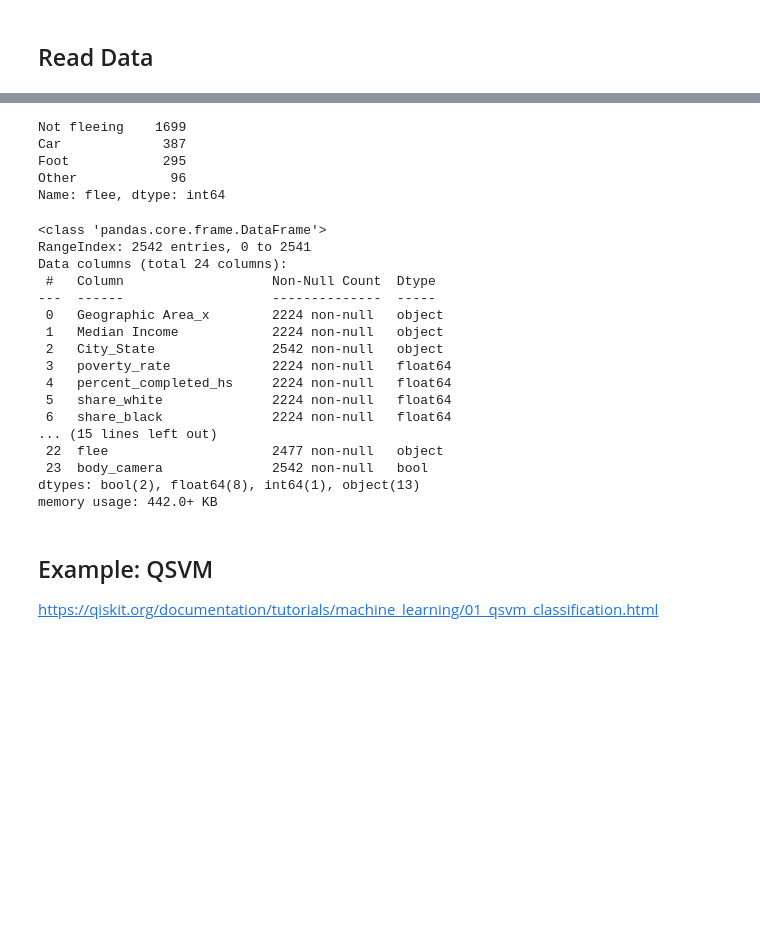
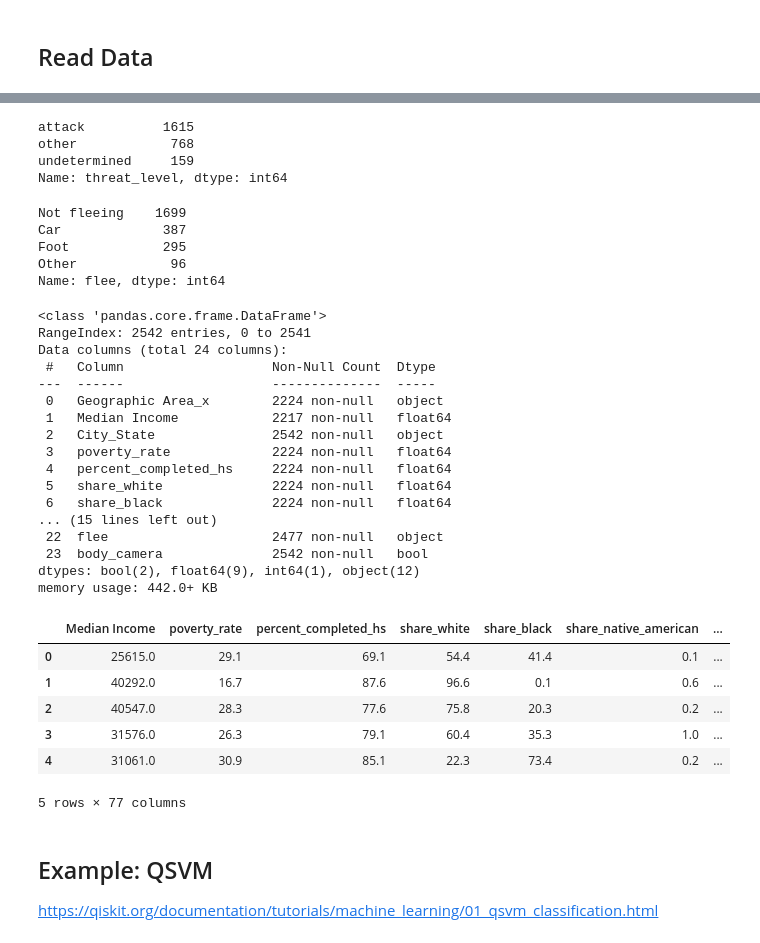
Before and after one commit to ChengHaoKe/2021_Qiskitties, a Jupyter notebook: analysis/qiskit_examples.ipynb, the cells around one changed output, grey strips where cells are left out. Saved outputs shown, nothing was run; the diff lists cells and outputs as text; code cells hidden in the pictures; blank space fills up the shorter version.

```diff
--- a/analysis/qiskit_examples.ipynb
+++ b/analysis/qiskit_examples.ipynb
@@ -16,6 +17,7 @@ https://quantumcomputing.stackexchange.com/questions/9967/how-to-use-external-cs
 ## Read Data
 # %%
 df = pd.read_csv('./2021_Qiskitties/int_data/Merged_data.csv').iloc[:,1:]
+df['Median Income'] = pd.to_numeric(df['Median Income'], errors='coerce')
 df.head()
 # %% [output]
 |  | Geographic Area_x | Median Income | City_State | poverty_rate | percent_completed_hs | share_white | ... |
@@ -28,3 +34,10 @@ df.head()
+# %%
+df['threat_level'].value_counts()
+# %% [output]
+attack          1615
+other            768
+undetermined     159
+Name: threat_level, dtype: int64
 # %%
 df['flee'].value_counts()
 # %% [output]
@@ -45,7 +55,7 @@ Data columns (total 24 columns):
  #   Column                   Non-Null Count  Dtype
 ---  ------                   --------------  -----
  0   Geographic Area_x        2224 non-null   object
- 1   Median Income            2224 non-null   object
+ 1   Median Income            2217 non-null   float64
  2   City_State               2542 non-null   object
  3   poverty_rate             2224 non-null   float64
  4   percent_completed_hs     2224 non-null   float64
@@ -54,5 +64,42 @@ Data columns (total 24 columns):
 ... (15 lines left out)
  22  flee                     2477 non-null   object
  23  body_camera              2542 non-null   bool
-dtypes: bool(2), float64(8), int64(1), object(13)
+dtypes: bool(2), float64(9), int64(1), object(12)
 memory usage: 442.0+ KB
+# %%
+# Deal with nulls
+df_cleaned = df.dropna()
+
+# Drop location variables
+df_cleaned = df_cleaned.drop(['Geographic Area_x','City_State','city','state','id','name','date'],axis=1)
+
+# Response
+response_name = 'threat_level'
+# %%
+# One hot encoding
+enc = OneHotEncoder(handle_unknown='ignore')
+
+df_enc = df_cleaned.copy()
+
+# Drop response column since it is not a physical attribute of the car
+df_enc = df_enc.drop([response_name],axis=1)
+
+# Get column names of categorical and numerical variables
+cat_names = df_enc.select_dtypes(include='object').columns
+num_names = df_enc.select_dtypes(include=np.number).columns
+
+# Encode categorical variables
+enc_columns = pd.get_dummies(df_cleaned[cat_names], drop_first = True)
+
+# Concatenate encoded columns to numerical columns
+df_enc = pd.concat([df_enc[num_names], enc_columns], axis=1)
+
+df_enc.head()
+# %% [output]
+|  | Median Income | poverty_rate | percent_completed_hs | share_white | share_black | share_native_american | ... |
+| 0 | 25615.0 | 29.1 | 69.1 | 54.4 | 41.4 | 0.1 | ... |
+| 1 | 40292.0 | 16.7 | 87.6 | 96.6 | 0.1 | 0.6 | ... |
+| 2 | 40547.0 | 28.3 | 77.6 | 75.8 | 20.3 | 0.2 | ... |
+| 3 | 31576.0 | 26.3 | 79.1 | 60.4 | 35.3 | 1.0 | ... |
+| 4 | 31061.0 | 30.9 | 85.1 | 22.3 | 73.4 | 0.2 | ... |
+5 rows × 77 columns
```
Also changed, not shown: parts of 15 cells of this notebook.
